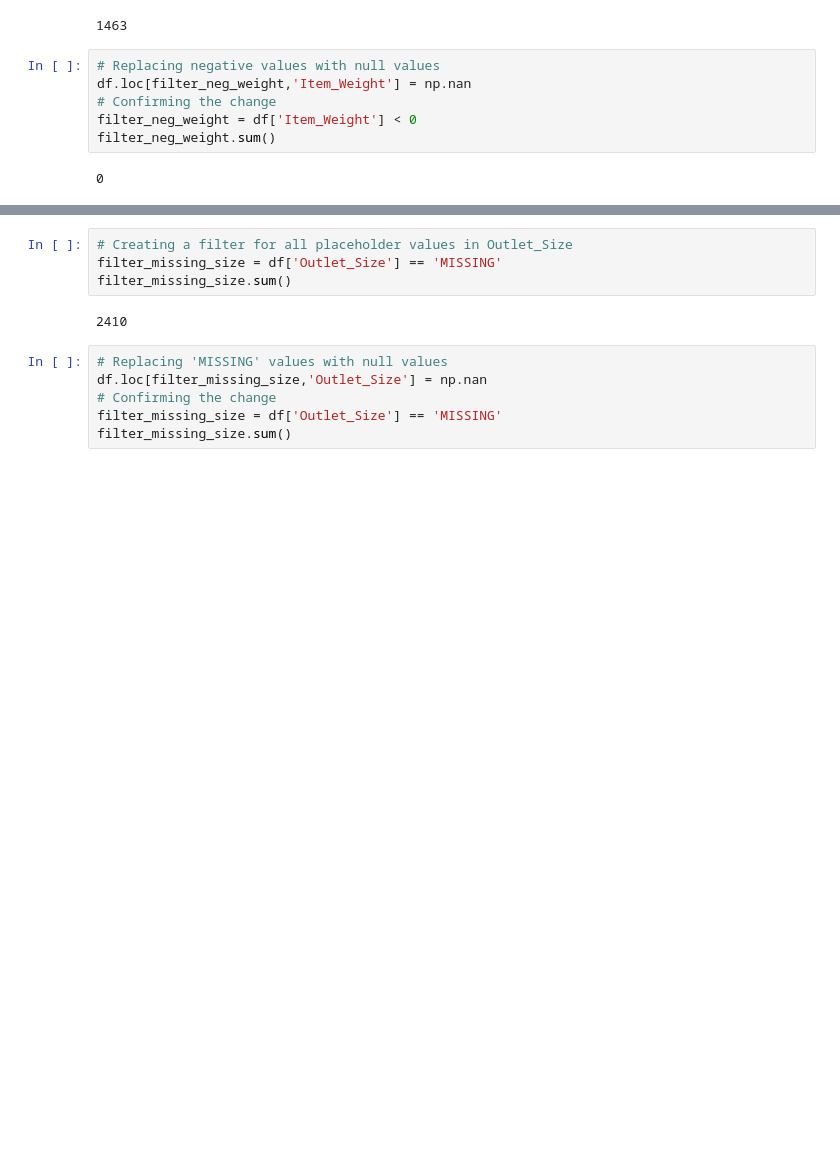
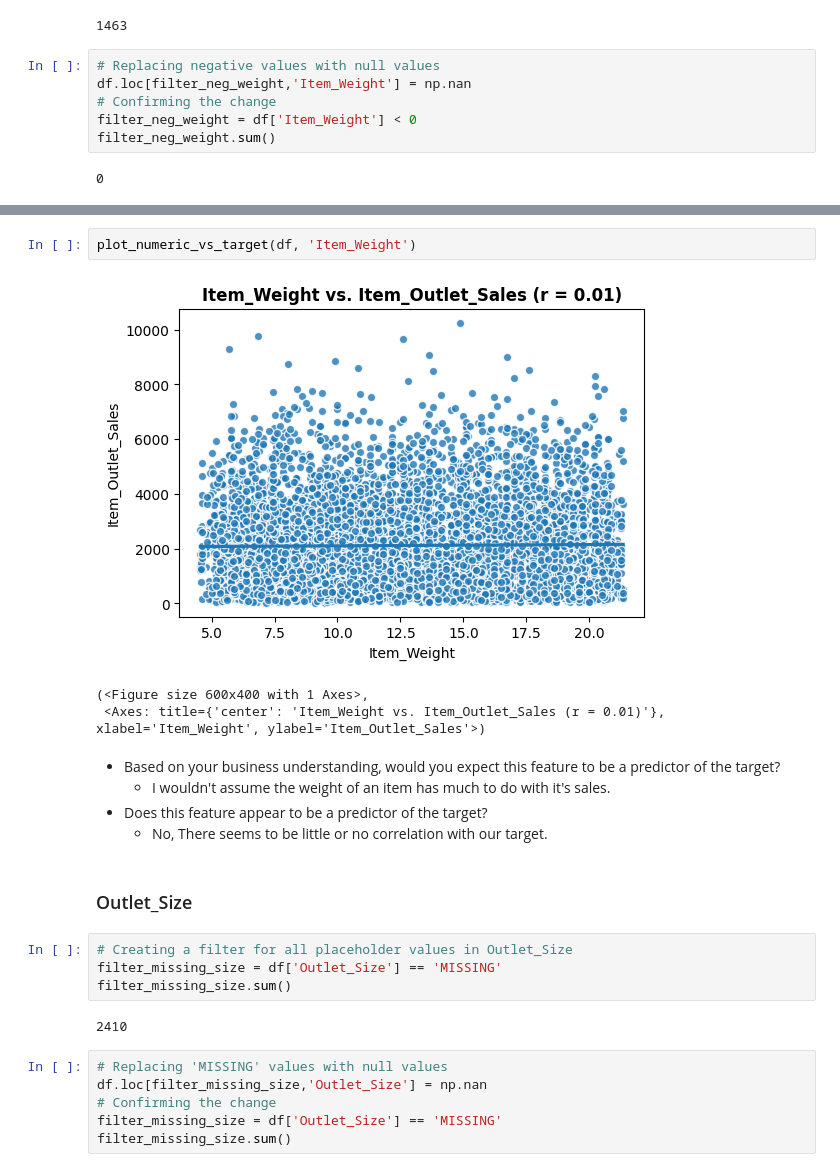
Before and after one commit to ThomasLane1820/Prediction-of-Product-Sales, a Jupyter notebook: Production_of_Product_Sales.ipynb, the cells around one changed output, grey strips where cells are left out. Drawn from its saved outputs; the diff is of its cells as text; blank space fills up the shorter version.

```diff
--- a/Production_of_Product_Sales.ipynb
+++ b/Production_of_Product_Sales.ipynb
@@ -422,3 +615,16 @@ filter_neg_weight.sum()
+# %%
+plot_numeric_vs_target(df, 'Item_Weight')
+# %% [output]
+[figure, added]
+(<Figure size 600x400 with 1 Axes>,
+ <Axes: title={'center': 'Item_Weight vs. Item_Outlet_Sales (r = 0.01)'}, xlabel='Item_Weight', ylabel='Item_Outlet_Sales'>)
+# %% [markdown]
+- Based on your business understanding, would you expect this feature to be a predictor of the target?
+  - I wouldn't assume the weight of an item has much to do with it's sales.
+- Does this feature appear to be a predictor of the target?
+  - No, There seems to be little or no correlation with our target.
+# %% [markdown]
+### Outlet_Size
 # %%
 # Creating a filter for all placeholder values in Outlet_Size
 filter_missing_size = df['Outlet_Size'] == 'MISSING'
```
Also changed, not shown: parts of 76 cells of this notebook.
